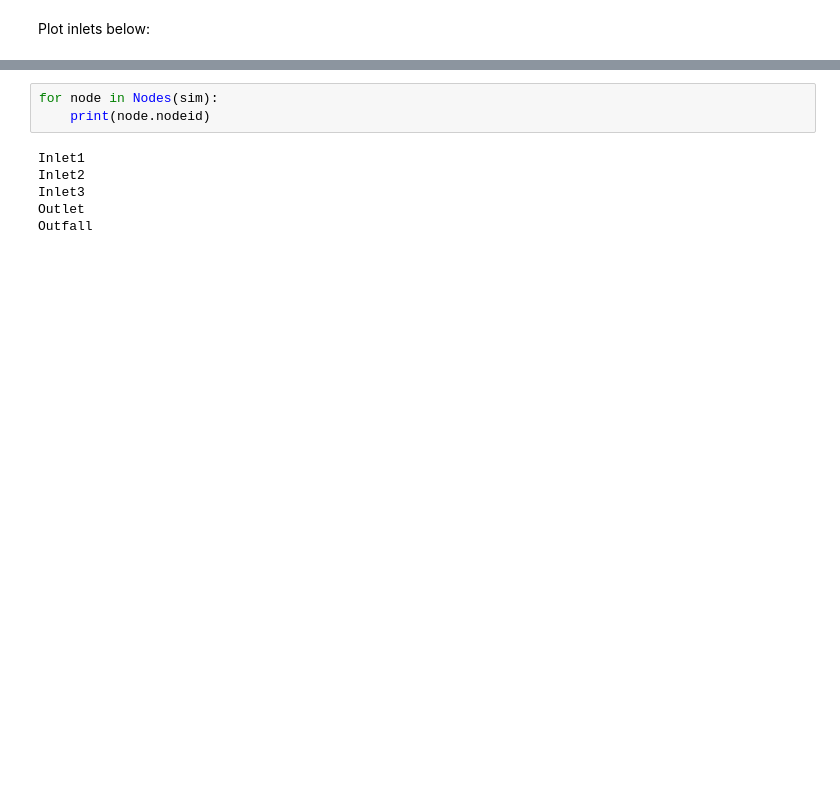
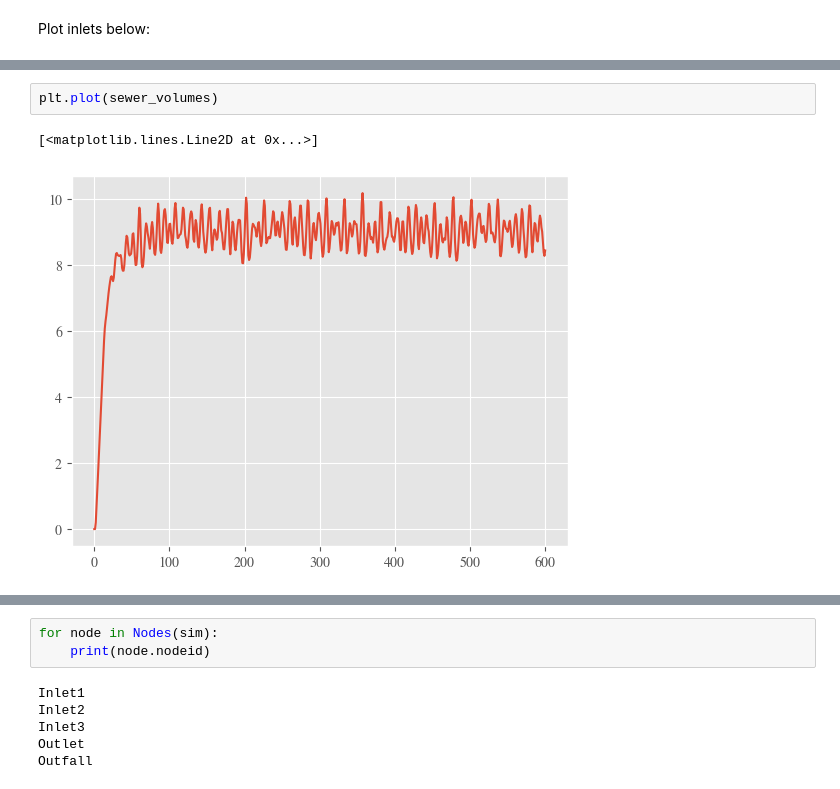
Before and after one commit to antjsor/anuga_drainage, a Jupyter notebook: simple_culvert_example/long_culvert_3inlets.ipynb, the cells around one changed output, grey strips where cells are left out. Cells and saved outputs as stored; diff of their text form; blank space fills up the shorter version.

```diff
--- a/simple_culvert_example/long_culvert_3inlets.ipynb
+++ b/simple_culvert_example/long_culvert_3inlets.ipynb
@@ -444,0 +462,5 @@ Time = 600.0000 (sec), delta t in [0.05870436, 0.05932070] (s), steps=4 (3s)
+# %%
+plt.plot(sewer_volumes)
+# %% [output]
+[<matplotlib.lines.Line2D at 0x...>]
+[figure, added]
```
Also changed, not shown: parts of 20 cells of this notebook, 17 other files.
